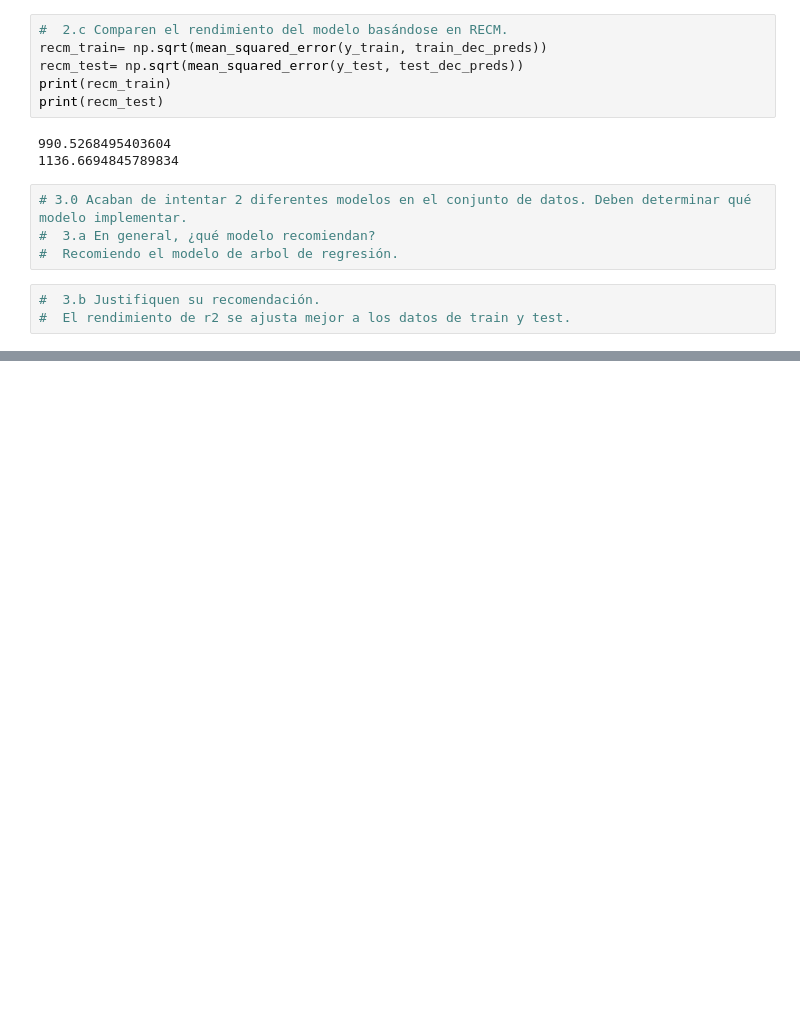
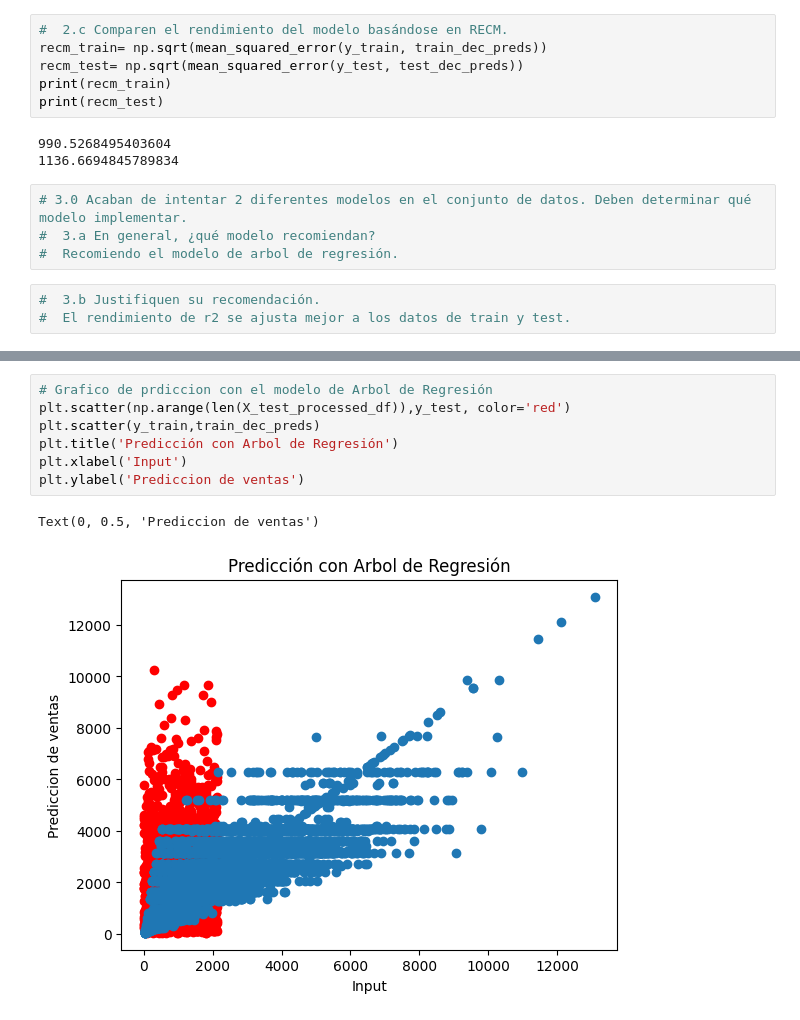
Before and after one commit to PatriciaReyesAv/Prediccion-de-ventas, a Jupyter notebook: Sales_predictions.ipynb, the cells around one changed output, grey strips where cells are left out. Drawn from its saved outputs; the diff is of its cells as text; blank space fills up the shorter version.

```diff
--- a/Sales_predictions.ipynb
+++ b/Sales_predictions.ipynb
@@ -474,0 +485,10 @@ print(recm_test)
+# %%
+# Grafico de prdiccion con el modelo de Arbol de Regresión
+plt.scatter(np.arange(len(X_test_processed_df)),y_test, color='red')
+plt.scatter(y_train,train_dec_preds)
+plt.title('Predicción con Arbol de Regresión')
+plt.xlabel('Input')
+plt.ylabel('Prediccion de ventas')
+# %% [output]
+Text(0, 0.5, 'Prediccion de ventas')
+[figure, added]
```
Also changed, not shown: parts of 4 cells of this notebook.
